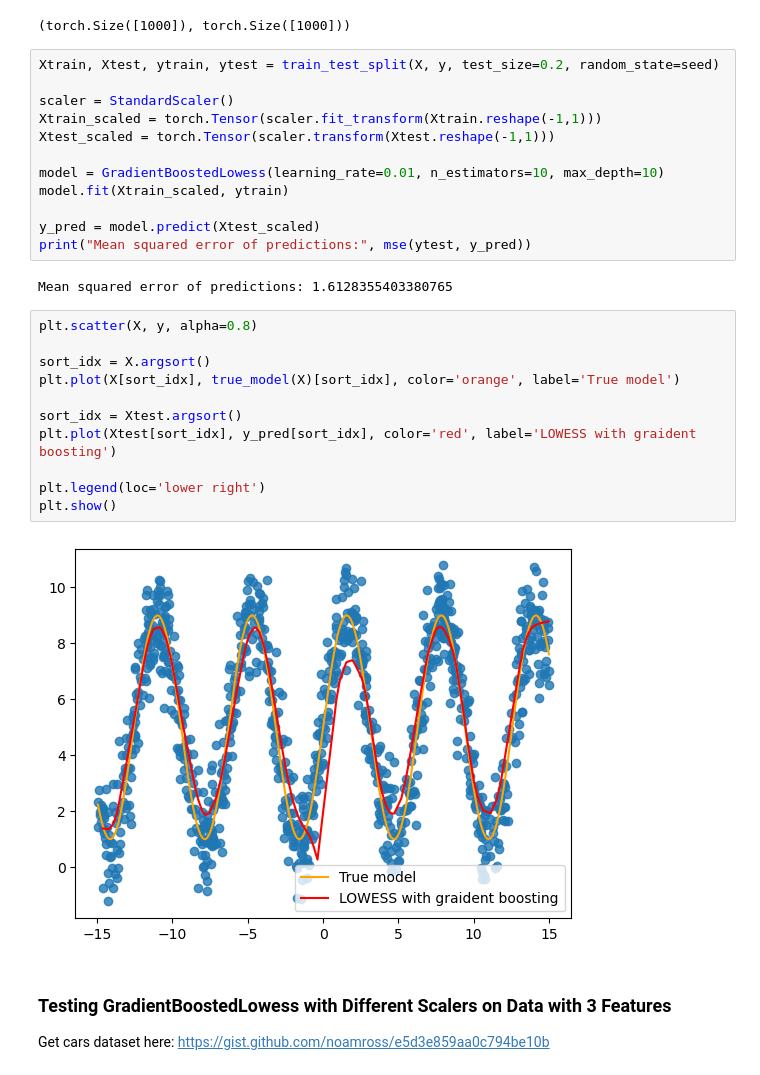
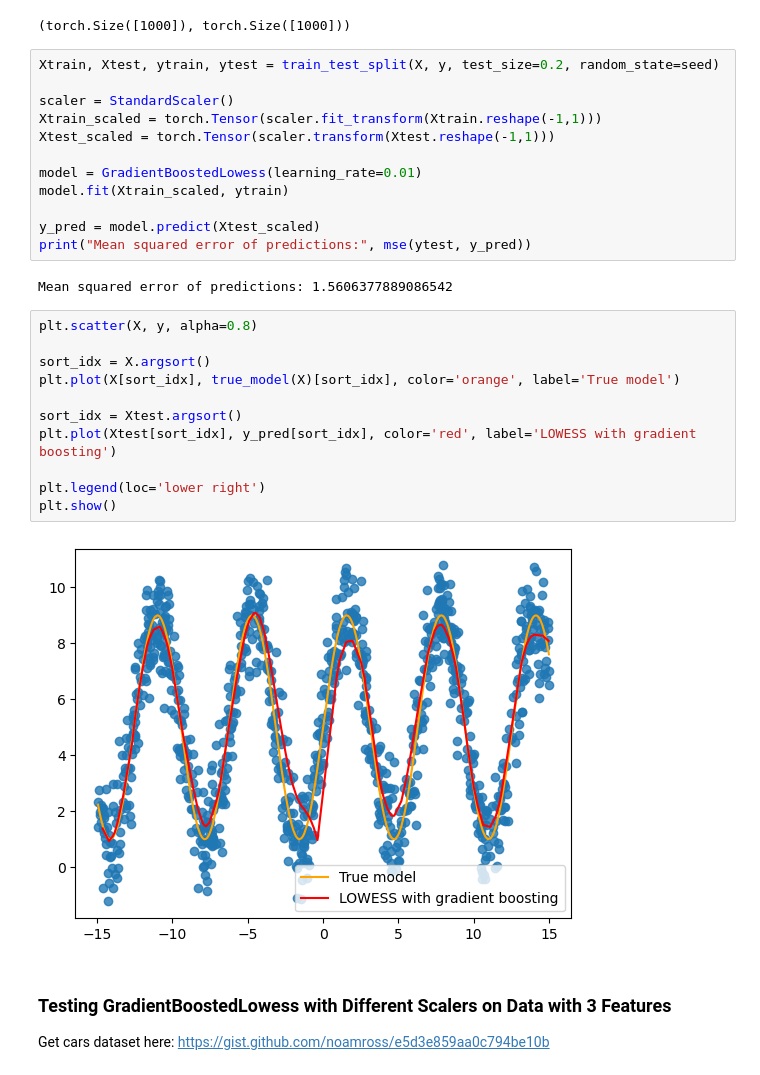
Before and after one commit to XiongCynthia/GradientBoostedLowess, a Jupyter notebook: GradientBoostedLowess_examples.ipynb, the cells around one changed output. Drawn from its saved outputs; the diff is of its cells as text.

```diff
--- a/GradientBoostedLowess_examples.ipynb
+++ b/GradientBoostedLowess_examples.ipynb
@@ -42,26 +42,26 @@ scaler = StandardScaler()
 Xtrain_scaled = torch.Tensor(scaler.fit_transform(Xtrain.reshape(-1,1)))
 Xtest_scaled = torch.Tensor(scaler.transform(Xtest.reshape(-1,1)))
 
-model = GradientBoostedLowess(learning_rate=0.01, n_estimators=10, max_depth=10)
+model = GradientBoostedLowess(learning_rate=0.01)
 model.fit(Xtrain_scaled, ytrain)
 
 y_pred = model.predict(Xtest_scaled)
 print("Mean squared error of predictions:", mse(ytest, y_pred))
 # %% [output]
-Mean squared error of predictions: 1.6128355403380765
+Mean squared error of predictions: 1.5606377889086542
 # %%
 plt.scatter(X, y, alpha=0.8)
 
 sort_idx = X.argsort()
 plt.plot(X[sort_idx], true_model(X)[sort_idx], color='orange', label='True model')
 
 sort_idx = Xtest.argsort()
-plt.plot(Xtest[sort_idx], y_pred[sort_idx], color='red', label='LOWESS with graident boosting')
+plt.plot(Xtest[sort_idx], y_pred[sort_idx], color='red', label='LOWESS with gradient boosting')
 
 plt.legend(loc='lower right')
 plt.show()
 # %% [output]
-[figure, old version]
+[figure, new version]
 # %% [markdown]
 ### Testing GradientBoostedLowess with Different Scalers on Data with 3 Features
 
```
Also changed, not shown: parts of 10 cells of this notebook.
